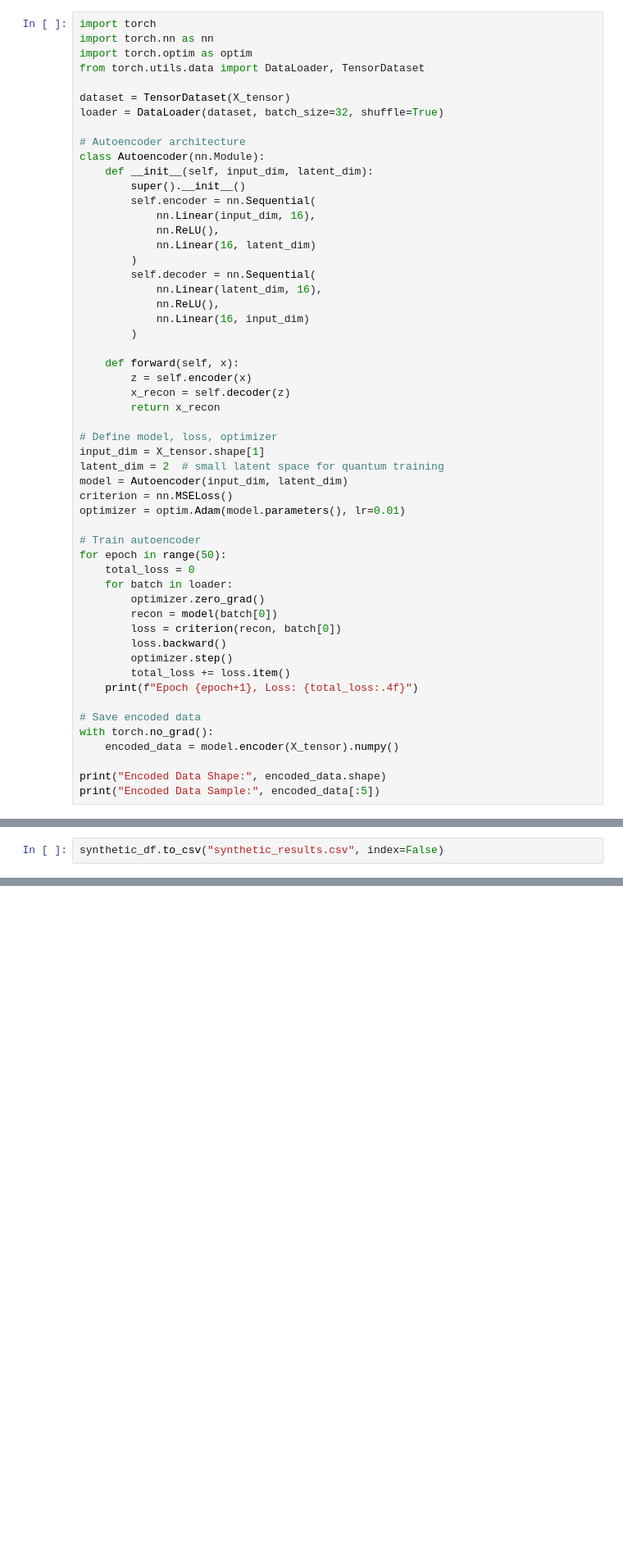
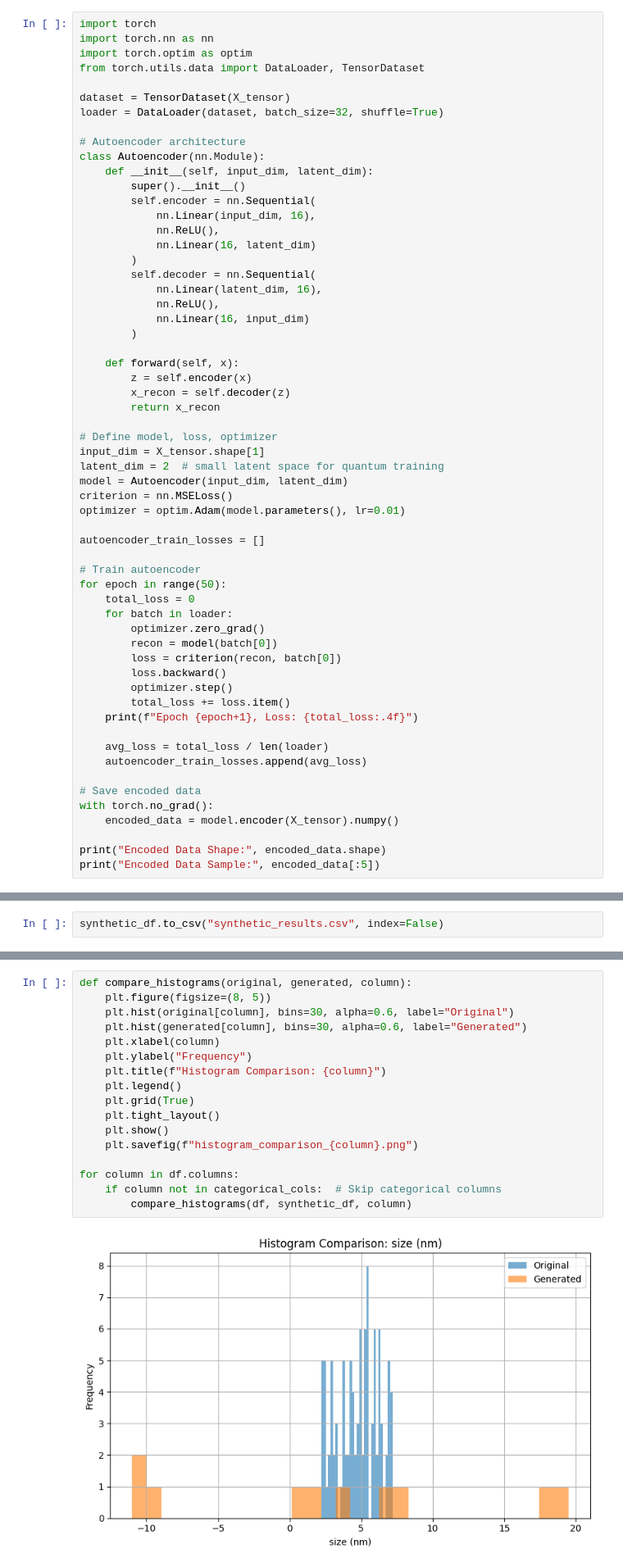
Before and after one commit to czifrushanna/qu.ti, a Jupyter notebook: Example.ipynb, the cells around one changed output, grey strips where cells are left out. Shown: that part at 82% size. Drawn from its saved outputs; the diff is of its cells as text; blank space fills up the shorter version.

```diff
--- a/Example.ipynb
+++ b/Example.ipynb
@@ -90,6 +90,8 @@ model = Autoencoder(input_dim, latent_dim)
 criterion = nn.MSELoss()
 optimizer = optim.Adam(model.parameters(), lr=0.01)
 
+autoencoder_train_losses = []
+
 # Train autoencoder
 for epoch in range(50):
     total_loss = 0
@@ -102,6 +104,9 @@ for epoch in range(50):
         total_loss += loss.item()
     print(f"Epoch {epoch+1}, Loss: {total_loss:.4f}")
 
+    avg_loss = total_loss / len(loader)
+    autoencoder_train_losses.append(avg_loss)
+
 # Save encoded data
 with torch.no_grad():
     encoded_data = model.encoder(X_tensor).numpy()
@@ -359,0 +450,19 @@ synthetic_df.to_csv("synthetic_results.csv", index=False)
+# %%
+def compare_histograms(original, generated, column):
+    plt.figure(figsize=(8, 5))
+    plt.hist(original[column], bins=30, alpha=0.6, label="Original")
+    plt.hist(generated[column], bins=30, alpha=0.6, label="Generated")
+    plt.xlabel(column)
+    plt.ylabel("Frequency")
+    plt.title(f"Histogram Comparison: {column}")
+    plt.legend()
+    plt.grid(True)
+    plt.tight_layout()
+    plt.show()
+    plt.savefig(f"histogram_comparison_{column}.png")
+
+for column in df.columns:
+    if column not in categorical_cols:  # Skip categorical columns
+        compare_histograms(df, synthetic_df, column)
+# %% [output]
+[figure, added]
```
Also changed, not shown: parts of 12 cells of this notebook, 1 other file.
